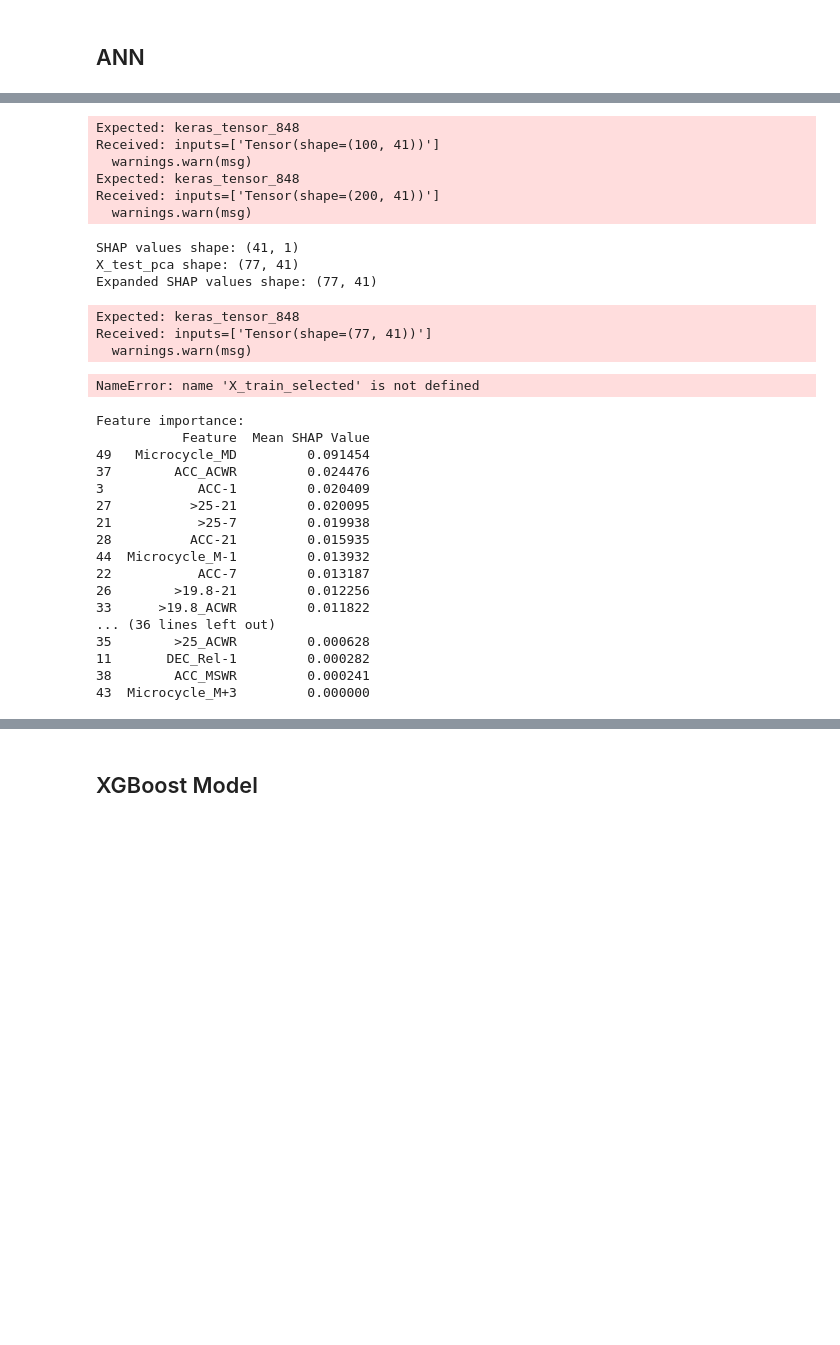
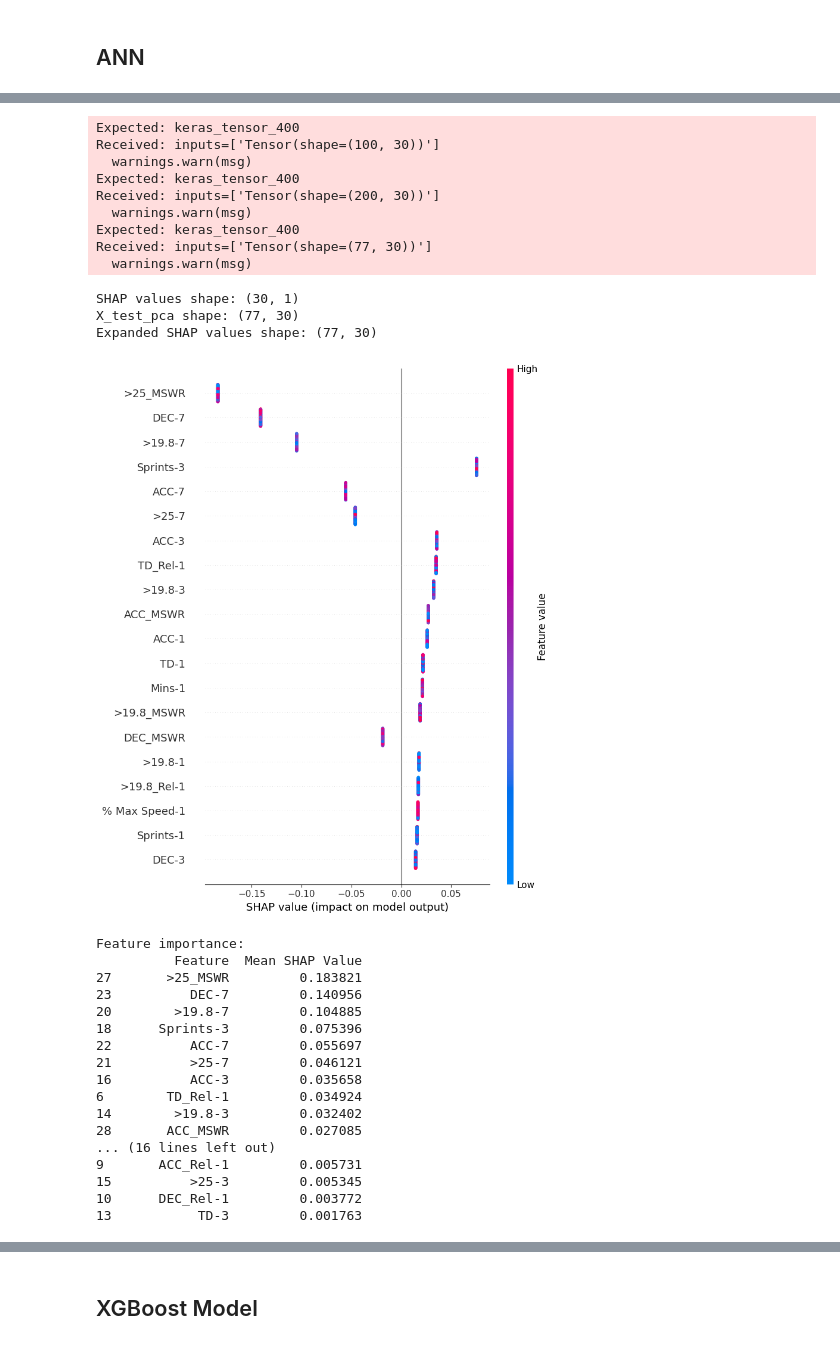
Before and after one commit to Tommy-Las/WatfordFC, a Jupyter notebook: ML_Model.ipynb, the cells around one changed output, grey strips where cells are left out. Cells and saved outputs as stored; diff of their text form; code cells hidden in the pictures; blank space fills up the shorter version.

```diff
--- a/ML_Model.ipynb
+++ b/ML_Model.ipynb
@@ -1397,47 +1434,47 @@ plt.show()
 # %%
 # Initialize SHAP explainer
 explainer = shap.DeepExplainer(model, X_train_pca[:100])
 
 # Calculate SHAP values for the test set
 shap_values = explainer.shap_values(X_test_pca)
 shap_values = shap_values[0]  # Extract contributions for the positive class
 
 # Debugging shapes
 print("SHAP values shape:", shap_values.shape)
 print("X_test_pca shape:", X_test_pca.shape)
 
 num_metrics = len(metrics_train)-1
 
 # Adjust SHAP values if necessary
 if shap_values.shape == (num_metrics, 1):
     shap_values = shap_values.T  # Adjust to (1, num_metrics)
 if shap_values.shape == (1, num_metrics):
     shap_values = np.tile(shap_values, (X_test_pca.shape[0], 1))  # Expand to (77, 41)
     print("Expanded SHAP values shape:", shap_values.shape)
 
 # Visualize SHAP values
-shap.summary_plot(shap_values, X_test_pca, feature_names=X_train_selected.columns)
+shap.summary_plot(shap_values, X_test_pca, feature_names=X_train.columns)
 # %% [output]
-Expected: keras_tensor_848
-Received: inputs=['Tensor(shape=(100, 41))']
+Expected: keras_tensor_400
+Received: inputs=['Tensor(shape=(100, 30))']
   warnings.warn(msg)
-Expected: keras_tensor_848
-Received: inputs=['Tensor(shape=(200, 41))']
+Expected: keras_tensor_400
+Received: inputs=['Tensor(shape=(200, 30))']
   warnings.warn(msg)
+Expected: keras_tensor_400
+Received: inputs=['Tensor(shape=(77, 30))']
+  warnings.warn(msg)
-SHAP values shape: (41, 1)
-X_test_pca shape: (77, 41)
-Expanded SHAP values shape: (77, 41)
+SHAP values shape: (30, 1)
+X_test_pca shape: (77, 30)
+Expanded SHAP values shape: (77, 30)
-Expected: keras_tensor_848
-Received: inputs=['Tensor(shape=(77, 41))']
-  warnings.warn(msg)
-NameError: name 'X_train_selected' is not defined
+[figure, added]
 # %%
 # Step 1: Compute mean absolute SHAP values for each feature
 mean_shap_values = np.abs(shap_values).mean(axis=0)
 
 # Step 2: Create a DataFrame to store feature importance
 shap_importance = pd.DataFrame({
-    'Feature': X_train_selected.columns,
+    'Feature': X_train.columns,
     'Mean SHAP Value': mean_shap_values
 }).sort_values(by='Mean SHAP Value', ascending=False)
 
@@ -1445,22 +1482,22 @@ print("Feature importance:")
 print(shap_importance)
 # %% [output]
 Feature importance:
-           Feature  Mean SHAP Value
-49   Microcycle_MD         0.091454
-37        ACC_ACWR         0.024476
-3            ACC-1         0.020409
-27          >25-21         0.020095
-21           >25-7         0.019938
-28          ACC-21         0.015935
-44  Microcycle_M-1         0.013932
-22           ACC-7         0.013187
-26        >19.8-21         0.012256
-33      >19.8_ACWR         0.011822
-... (36 lines left out)
-35        >25_ACWR         0.000628
-11       DEC_Rel-1         0.000282
-38        ACC_MSWR         0.000241
-43  Microcycle_M+3         0.000000
+          Feature  Mean SHAP Value
+27       >25_MSWR         0.183821
+23          DEC-7         0.140956
+20        >19.8-7         0.104885
+18      Sprints-3         0.075396
+22          ACC-7         0.055697
+21          >25-7         0.046121
+16          ACC-3         0.035658
+6        TD_Rel-1         0.034924
+14        >19.8-3         0.032402
+28       ACC_MSWR         0.027085
+... (16 lines left out)
+9       ACC_Rel-1         0.005731
+15          >25-3         0.005345
+10      DEC_Rel-1         0.003772
+13           TD-3         0.001763
 # %%
 # Step 3: Select the top X features
 X = 15  # Number of top features to select
```
Also changed, not shown: parts of 12 cells of this notebook.
